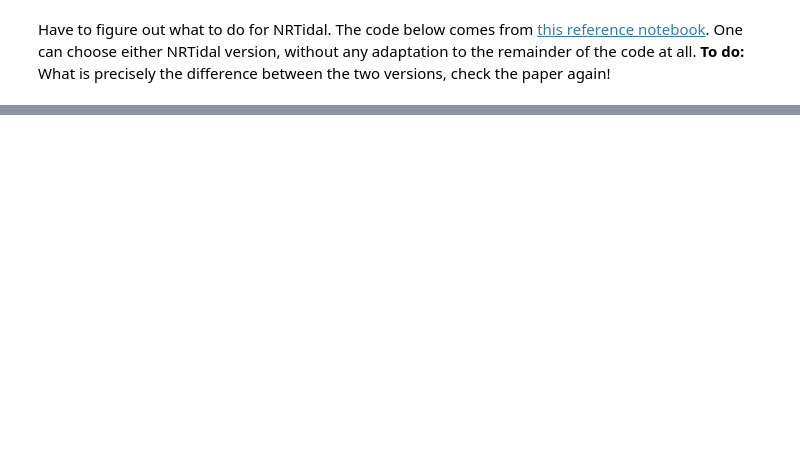
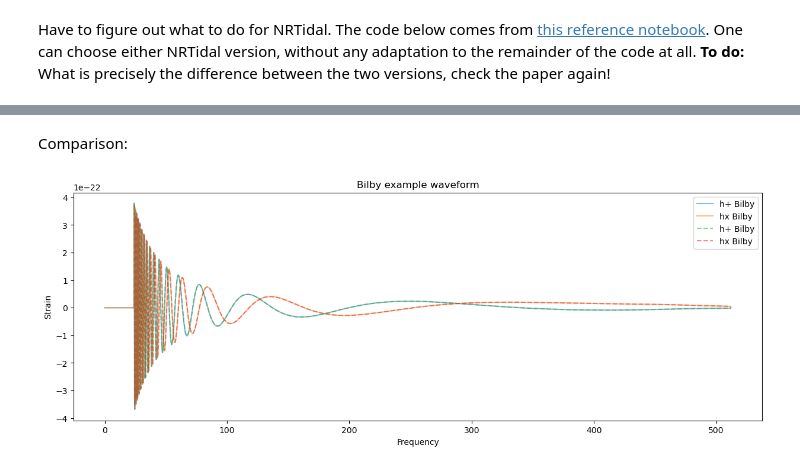
Before and after one commit to ThibeauWouters/GW, a Jupyter notebook: ripple/first_notebook.ipynb, the cells around one changed output, grey strips where cells are left out. Saved outputs shown, nothing was run; the diff lists cells and outputs as text; code cells hidden in the pictures; blank space fills up the shorter version.

```diff
--- a/ripple/first_notebook.ipynb
+++ b/ripple/first_notebook.ipynb
@@ -243,0 +280,17 @@ plt.show()
+# %% [markdown]
+Comparison:
+# %%
+plt.figure(figsize=(15, 5))
+plt.plot(waveform_generator.frequency_array, hp_bilby.real, "-", label = "h+ Bilby", alpha = 0.5)
+plt.plot(waveform_generator.frequency_array, hc_bilby.real, "-", label = "hx Bilby", alpha = 0.5)
+
+plt.plot(fs, hp_ripple.real, "--", label = "h+ Bilby", alpha = 0.5)
+plt.plot(fs, hc_ripple.real, "--", label = "hx Bilby", alpha = 0.5)
+
+plt.legend()
+plt.title(f"Bilby example waveform")
+plt.xlabel("Frequency")
+plt.ylabel("Strain")
+plt.show()
+# %% [output]
+[figure, added]
```
Also changed, not shown: parts of 25 cells of this notebook.
